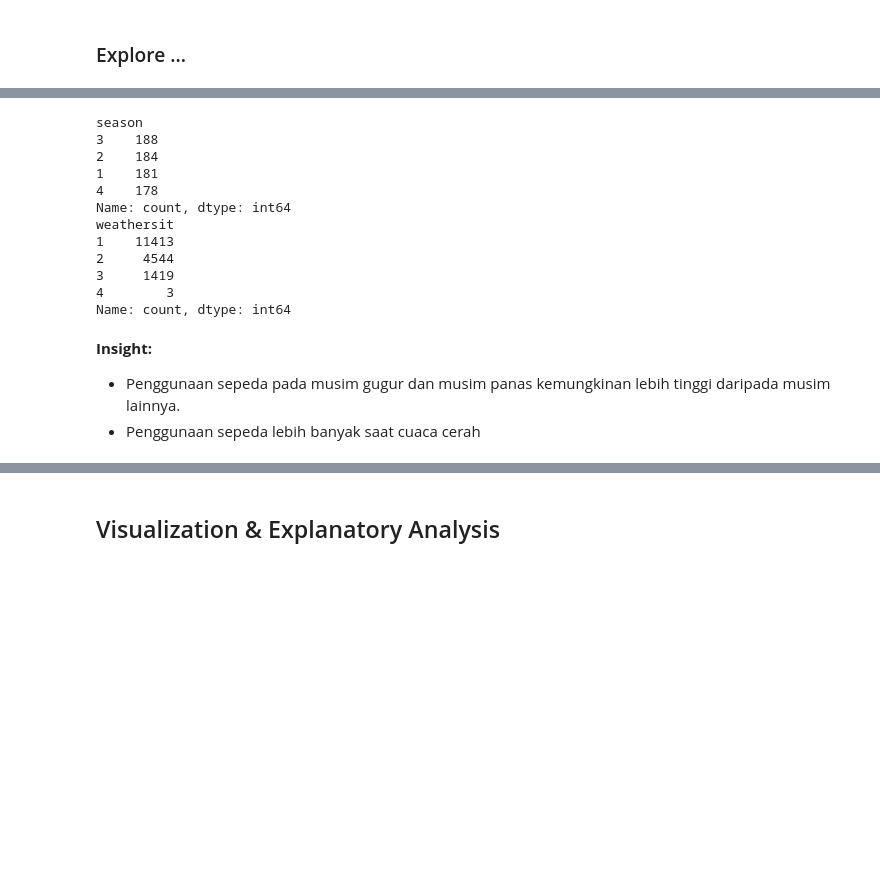
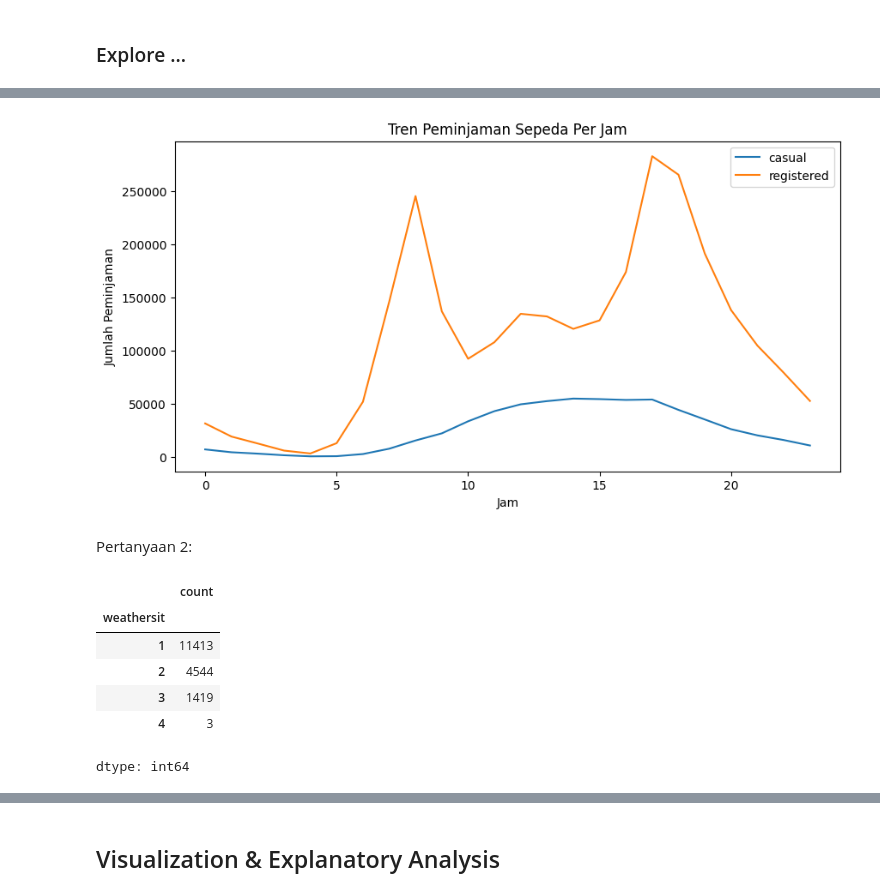
Before and after one commit to lazygirlleen/submission, a Jupyter notebook: notebook.ipynb, the cells around one changed output, grey strips where cells are left out. Saved outputs shown, nothing was run; the diff lists cells and outputs as text; code cells hidden in the pictures; blank space fills up the shorter version.

```diff
--- a/notebook.ipynb
+++ b/notebook.ipynb
@@ -169,0 +189,3 @@ plt.show()
+# %%
+hourly_data = df_hour.groupby('hr')[['casual', 'registered']].sum()
+print(hourly_data)
@@ -170,20 +210,21 @@ plt.show()
+# %%
+hourly_data.plot(kind='line', figsize=(10, 5))
+plt.title('Tren Peminjaman Sepeda Per Jam')
+plt.xlabel('Jam')
+plt.ylabel('Jumlah Peminjaman')
+plt.show()
+# %% [output]
+[figure, added]
+# %% [markdown]
+Pertanyaan 2:
 # %%
-print(df_day['season'].value_counts())
-print(df_hour['weathersit'].value_counts())
+df_day['season'].value_counts()
+df_hour['weathersit'].value_counts()
 # %% [output]
+|  | count |
+| weathersit |  |
+| 1 | 11413 |
+| 2 | 4544 |
+| 3 | 1419 |
+| 4 | 3 |
-season
-3    188
-2    184
-1    181
-4    178
-Name: count, dtype: int64
-weathersit
-1    11413
-2     4544
-3     1419
-4        3
-Name: count, dtype: int64
+dtype: int64
-# %% [markdown]
-**Insight:**
-- Penggunaan sepeda pada musim gugur dan musim panas kemungkinan lebih tinggi daripada musim lainnya.
-- Penggunaan sepeda lebih banyak saat cuaca cerah
```
Also changed, not shown: parts of 32 cells of this notebook.
